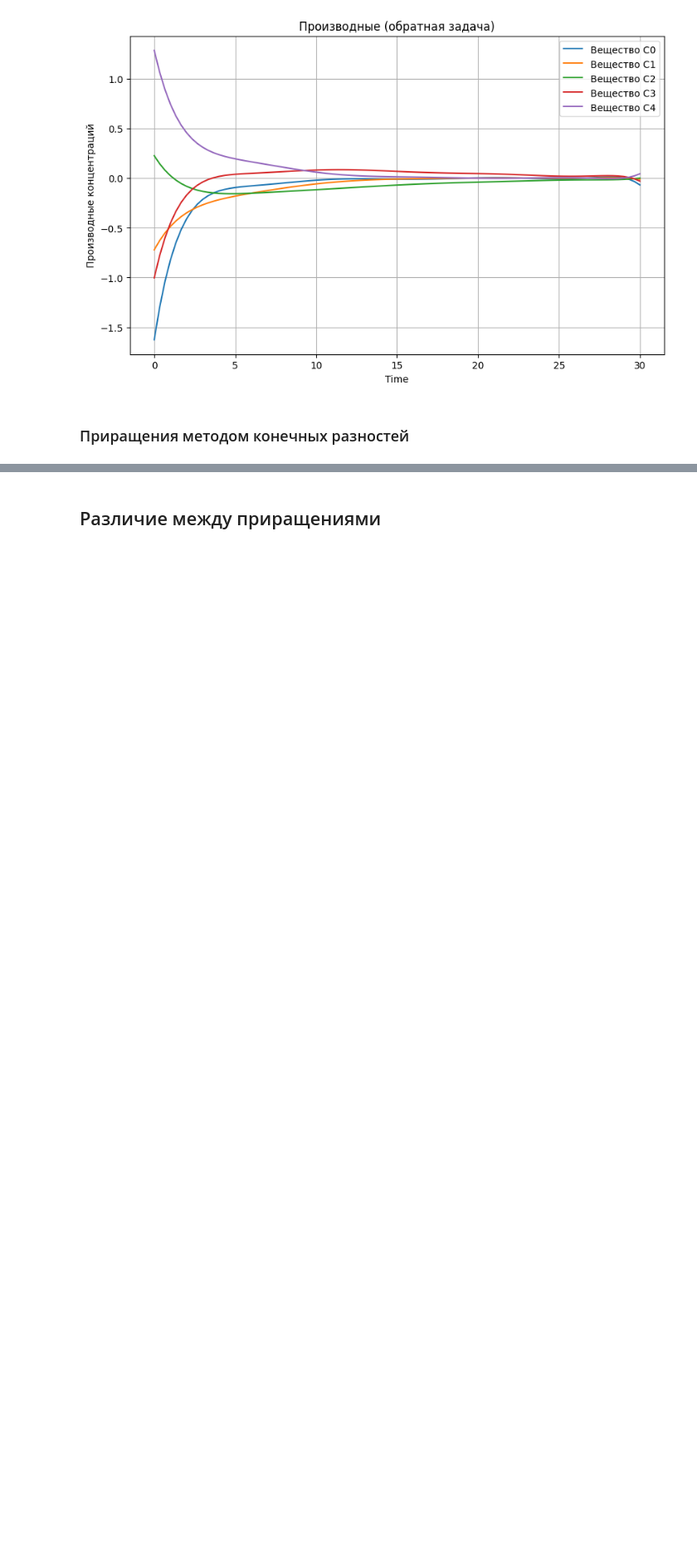
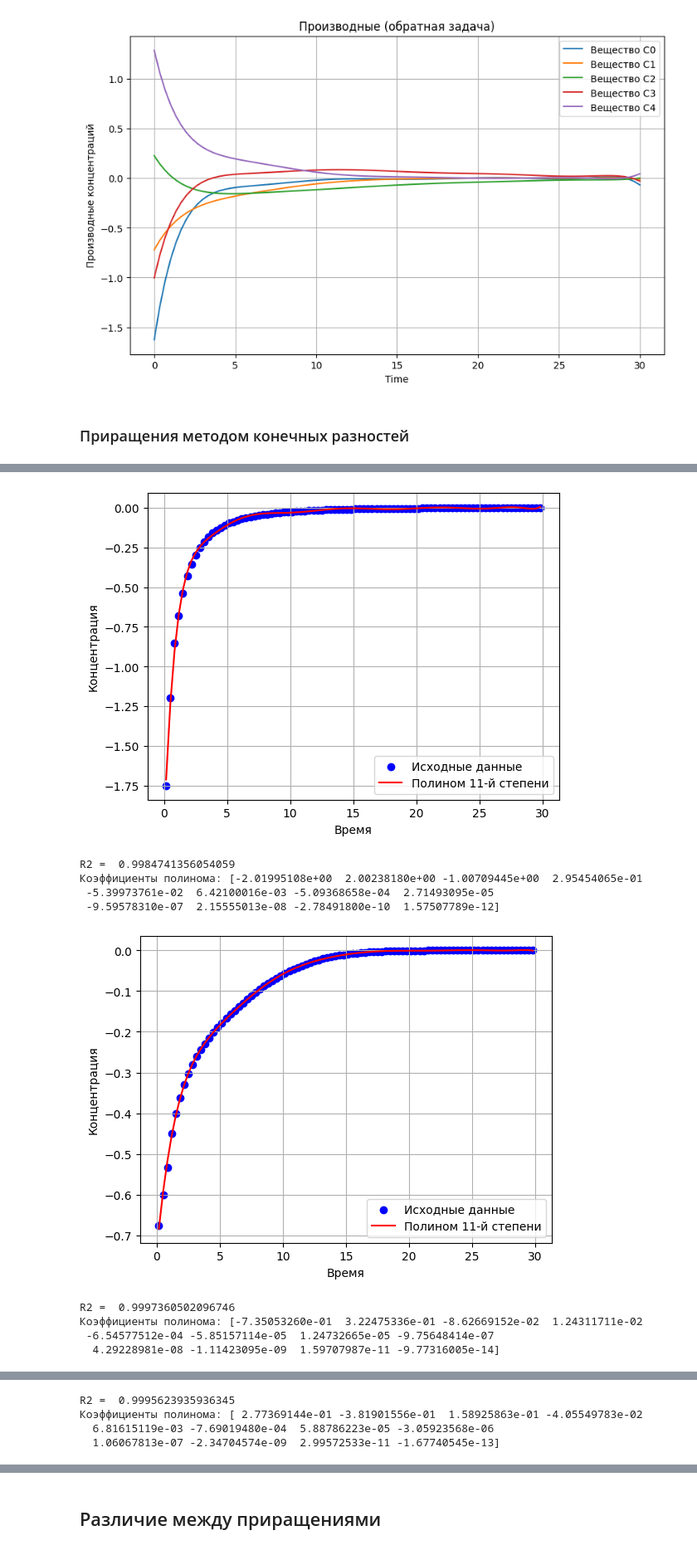
Before and after one commit to Lirik-17/Chemistry, a Jupyter notebook: My_chem_gen/For tests 2.ipynb, the cells around one changed output, grey strips where cells are left out. Shown at 83% size. Saved outputs shown, nothing was run; the diff lists cells and outputs as text; code cells hidden in the pictures; blank space fills up the shorter version.

```diff
--- a/My_chem_gen/For tests 2.ipynb
+++ b/My_chem_gen/For tests 2.ipynb
@@ -418,0 +444,42 @@ fig.show()
+# %%
+# Выбираем степень полинома
+degree = 11 # Например, квадратичная зависимость
+
+for i in range(N_SUBSTANCE):
+    # Формируем матрицу признаков для полиномиальной регрессии
+    X = np.vstack([t_mid**i for i in range(degree + 1)]).T
+
+    # Вычисляем коэффициенты МНК
+    theta = np.linalg.inv(X.T @ X) @ X.T @ dC_dt[i]
+
+    # Предсказание значений
+    # t_pred = np.linspace(min(t), max(t), 100)  # Генерируем новые точки для гладкости графика
+    t_pred = t_mid
+    X_pred = np.vstack([t_pred**i for i in range(degree + 1)]).T
+    C_pred = X_pred @ theta
+
+    r2 = r2_score(dC_dt[i], C_pred)
+
+    # Визуализация
+    plt.scatter(t_mid, dC_dt[i], label="Исходные данные", color="blue")
+    plt.plot(t_pred, C_pred, label=f"Полином {degree}-й степени", color="red")
+    plt.xlabel("Время")
+    plt.ylabel("Концентрация")
+    plt.legend()
+    plt.grid()
+    plt.show()
+
+    # Вывод R2 и коэффициентов полинома
+    print("R2 = ", r2)
+    print(f"Коэффициенты полинома: {theta}")
+# %% [output]
+[figure, added]
+R2 =  0.9984741356054059
+Коэффициенты полинома: [-2.01995108e+00  2.00238180e+00 -1.00709445e+00  2.95454065e-01
+ -5.39973761e-02  6.42100016e-03 -5.09368658e-04  2.71493095e-05
+ -9.59578310e-07  2.15555013e-08 -2.78491800e-10  1.57507789e-12]
+[figure, added]
+R2 =  0.9997360502096746
+Коэффициенты полинома: [-7.35053260e-01  3.22475336e-01 -8.62669152e-02  1.24311711e-02
+ -6.54577512e-04 -5.85157114e-05  1.24732665e-05 -9.75648414e-07
+  4.29228981e-08 -1.11423095e-09  1.59707987e-11 -9.77316005e-14]
@@ -418,0 +487,4 @@ fig.show()
+R2 =  0.9995623935936345
+Коэффициенты полинома: [ 2.77369144e-01 -3.81901556e-01  1.58925863e-01 -4.05549783e-02
+  6.81615119e-03 -7.69019480e-04  5.88786223e-05 -3.05923568e-06
+  1.06067813e-07 -2.34704574e-09  2.99572533e-11 -1.67740545e-13]
```
Also changed, not shown: parts of 19 cells of this notebook.
